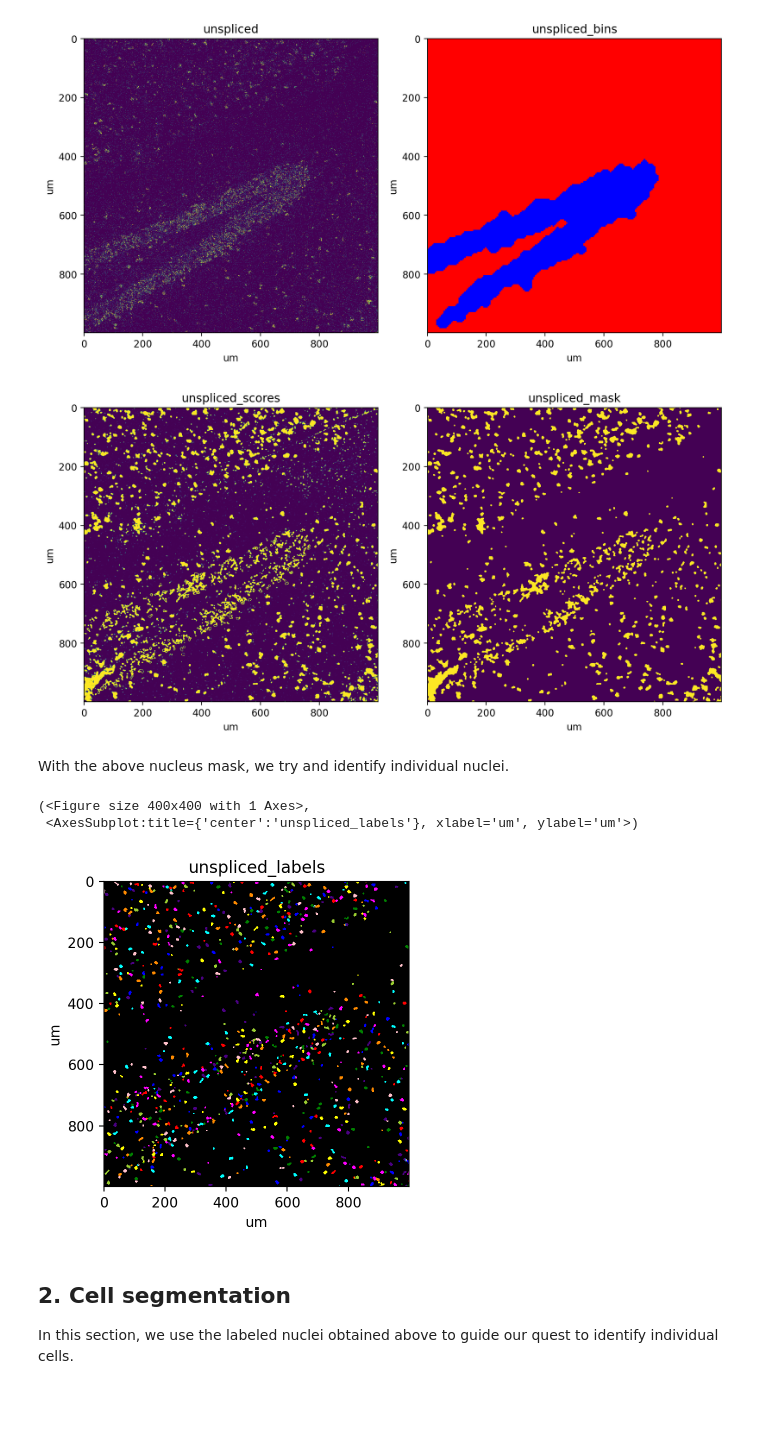
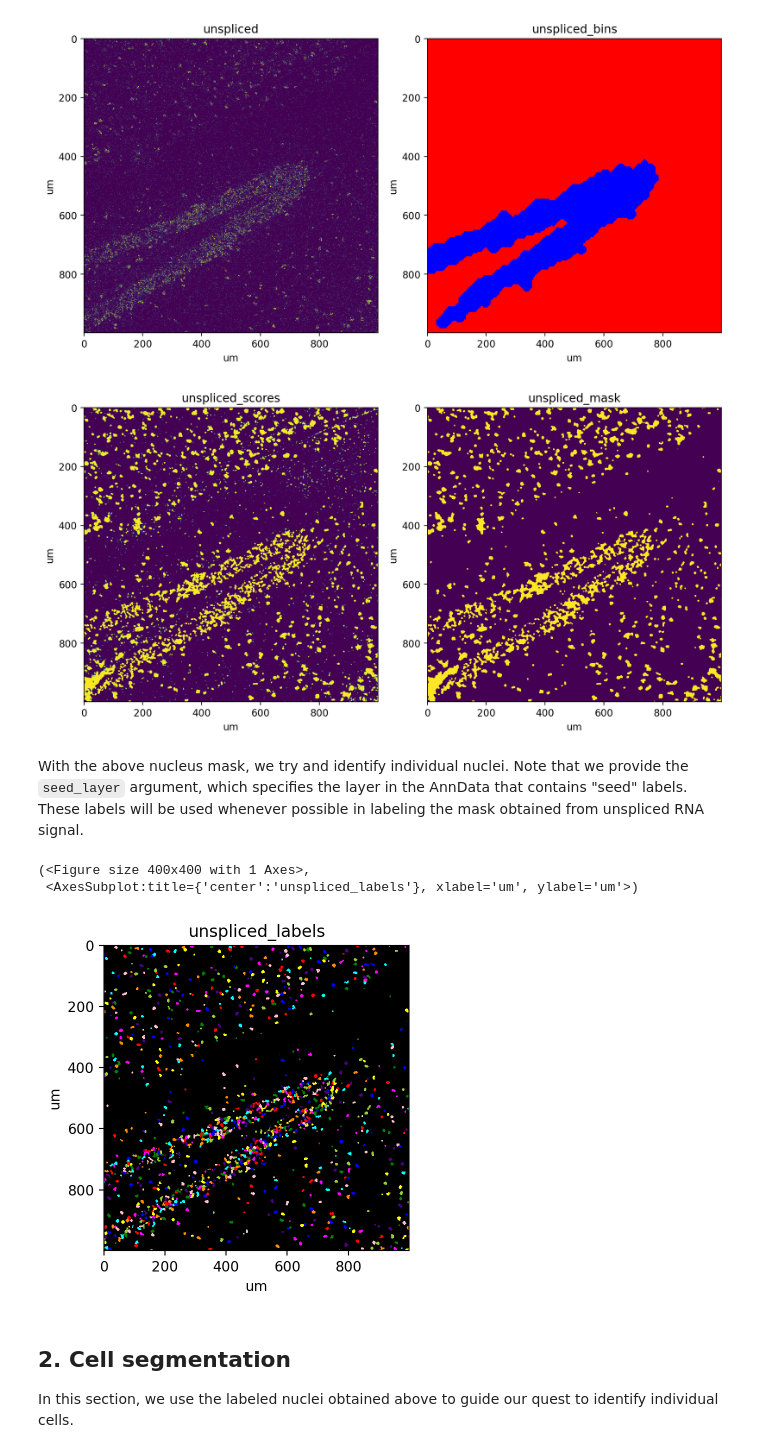
Before and after one commit to aristoteleo/spateo-notebooks, a Jupyter notebook: segmentation/rna_segmentation.ipynb, the cells around one changed output. Drawn from its saved outputs; the diff is of its cells as text; code cells hidden in the pictures; blank space fills up the shorter version.

Commit message:
add malat1 for nuclei segmentation

```diff
--- a/segmentation/rna_segmentation.ipynb
+++ b/segmentation/rna_segmentation.ipynb
@@ -26,5 +26,10 @@ plt.rcParams['image.interpolation'] = 'none'
 # %%
-adata = st.io.read_bgi_agg('data/SS200000135TL_D1_all_bin1.txt.gz', scale=0.5, scale_unit='um')
+adata = st.io.read_bgi_agg(
+    'data/SS200000135TL_D1_all_bin1.txt.gz',
+    scale=0.5,
+    scale_unit='um',
+    gene_agg={'nuclear': ['Malat1']}
+)
 adata
 # %% [output]
 AnnData object with n_obs × n_vars = 2000 × 2000
@@ -46,23 +77,24 @@ st.pl.imshow(adata, 'unspliced_bins', ax=axes[1], labels=True)
 st.pp.segmentation.score_and_mask_pixels(
     adata, 'unspliced', k=13, method='EM+BP',
     em_kwargs=dict(downsample=0.01, seed=2022),
-    bp_kwargs=dict(n_threads=8, p=0.7, q=0.3)
+    bp_kwargs=dict(n_threads=8, p=0.7, q=0.3),
+    certain_layer='nuclear_labels'
 )
 
 fig, axes = plt.subplots(ncols=2, figsize=(10, 5), tight_layout=True)
 st.pl.imshow(adata, 'unspliced_scores', ax=axes[0])
 st.pl.imshow(adata, 'unspliced_mask', ax=axes[1])
 # %% [output]
-[figure, old version]
+[figure, new version]
-# %% [markdown]
-With the above nucleus mask, we try and identify individual nuclei.
+# %% [markdown]
+With the above nucleus mask, we try and identify individual nuclei. Note that we provide the `seed_layer` argument, which specifies the layer in the AnnData that contains "seed" labels. These labels will be used whenever possible in labeling the mask obtained from unspliced RNA signal.
 # %%
-st.pp.segmentation.label_connected_components(adata, 'unspliced')
+st.pp.segmentation.label_connected_components(adata, 'unspliced', seed_layer='nuclear_labels')
 st.pl.imshow(adata, 'unspliced_labels', labels=True)
 # %% [output]
 (<Figure size 400x400 with 1 Axes>,
  <AxesSubplot:title={'center':'unspliced_labels'}, xlabel='um', ylabel='um'>)
-[figure, old version]
+[figure, new version]
 # %% [markdown]
 ## 2. Cell segmentation
 
```
Also changed, not shown: parts of 12 cells of this notebook, 2 other files.
